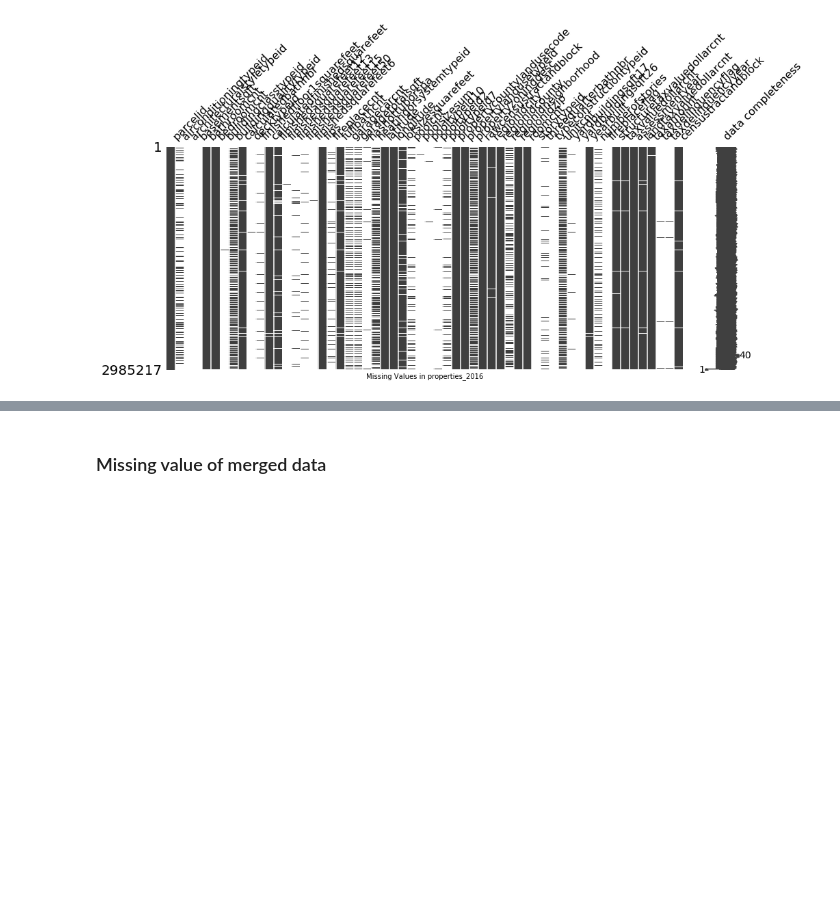
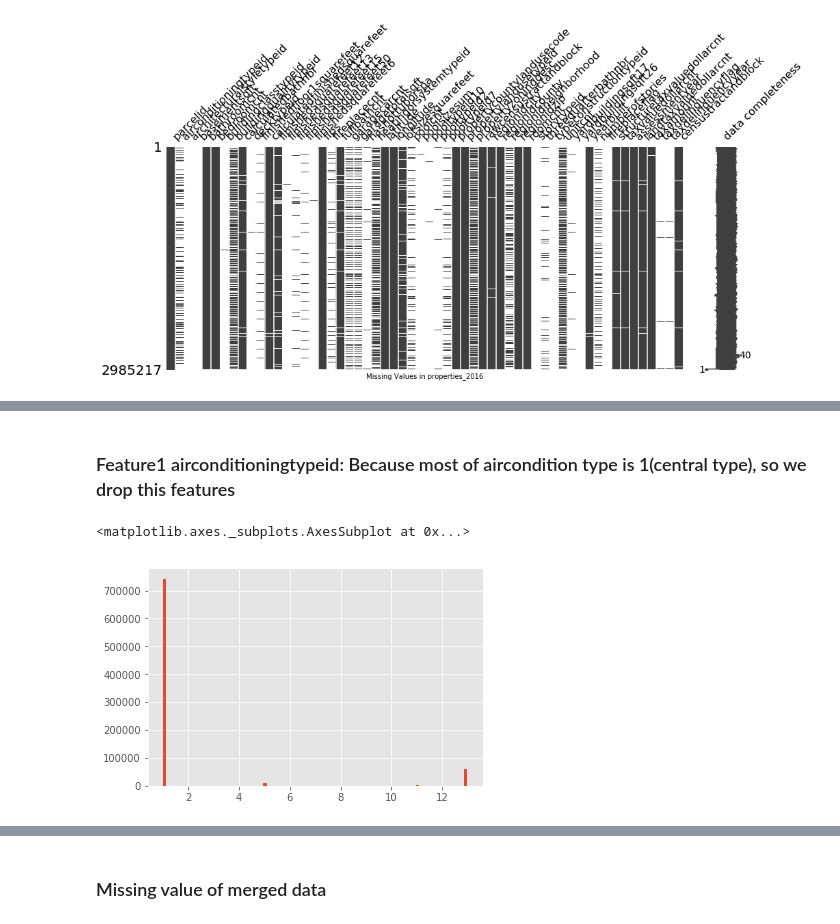
Before and after one commit to ymkim268/inf552-ss18-proj, a Jupyter notebook: Missing data preprocessing.ipynb, the cells around one changed output, grey strips where cells are left out. Drawn from its saved outputs; the diff is of its cells as text; code cells hidden in the pictures; blank space fills up the shorter version.

```diff
--- a/Missing data preprocessing.ipynb
+++ b/Missing data preprocessing.ipynb
@@ -100,0 +108,7 @@ plt.show()
+# %% [markdown]
+### Feature1 airconditioningtypeid: Because most of aircondition type is 1(central type), so we drop this features
+# %%
+properties_2016['airconditioningtypeid'].hist(bins = 100)
+# %% [output]
+<matplotlib.axes._subplots.AxesSubplot at 0x...>
+[figure, added]
```
Also changed, not shown: parts of 29 cells of this notebook.
